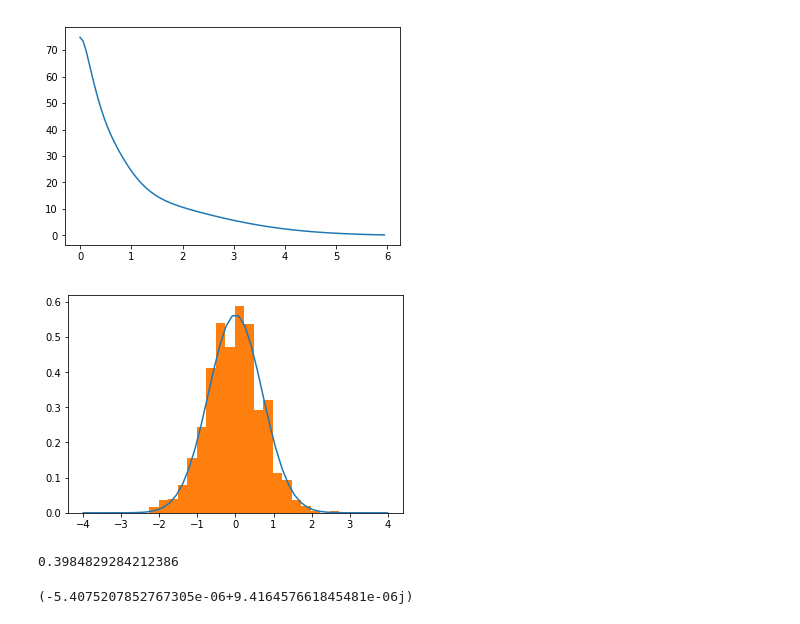
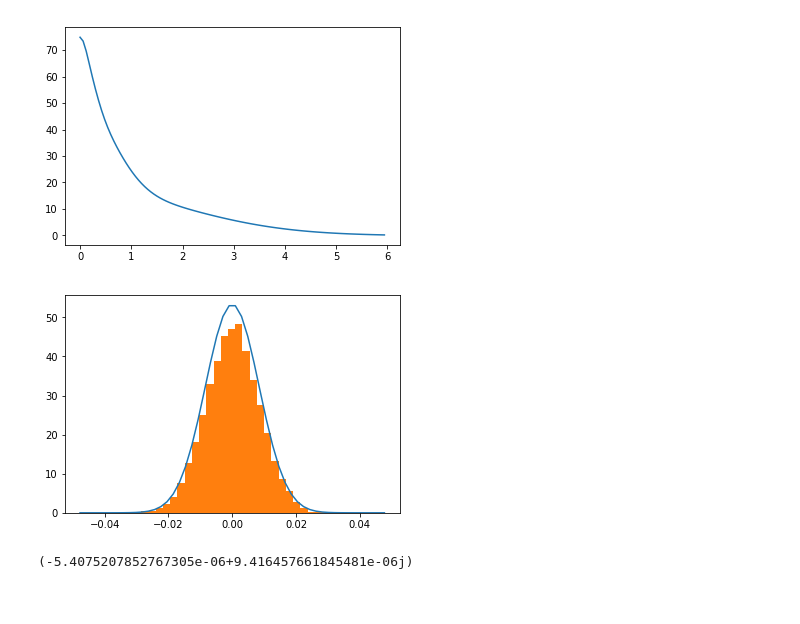
Before and after one commit to simply-nicky/cbc, a Jupyter notebook: prototyping/proto.ipynb, the cells around one changed output. Saved outputs shown, nothing was run; the diff lists cells and outputs as text; code cells hidden in the pictures.

```diff
--- a/prototyping/proto.ipynb
+++ b/prototyping/proto.ipynb
@@ -47,21 +59,17 @@ plt.show()
 # %%
 def normal(x, mu, sigma):
     return (np.pi * sigma**2)**-0.5 * np.exp(-(x - mu)**2 / sigma**2)
-# %%
-%matplotlib inline
-num = 1000
-mu = 0
-sigma = 1
-pts = np.random.normal(mu, sigma / np.sqrt(2), num)
-xs = np.linspace(-4 * sigma, 4 * sigma)
-fs = normal(xs, mu, sigma)
-plt.plot(xs, fs)
-plt.hist(pts, 20, density=True)
-plt.show()
-print(normal(pts, mu, sigma).sum() / num)
-# %% [output]
-[figure, removed]
-0.3984829284212386
+# %%
+%matplotlib inline
+knum = 10000
+ks = cbc.gaussian_dist(knum, 0, waist, wavelength)
+kxs = np.linspace(-4 * thdiv(waist, wavelength), 4 * thdiv(waist, wavelength))
+us = np.abs(cbc.gaussian_f(kxs, 0, 10, waist, wavelength)) * 4 * np.pi / thdiv(waist, wavelength)*2
+plt.plot(kxs, us)
+plt.hist(ks[:,0], 30, density=True)
+plt.show()
+# %% [output]
+[figure, added]
 # %%
 knum = 1000
 z = 0
```
Also changed, not shown: parts of 3 cells of this notebook, 9 other files.
